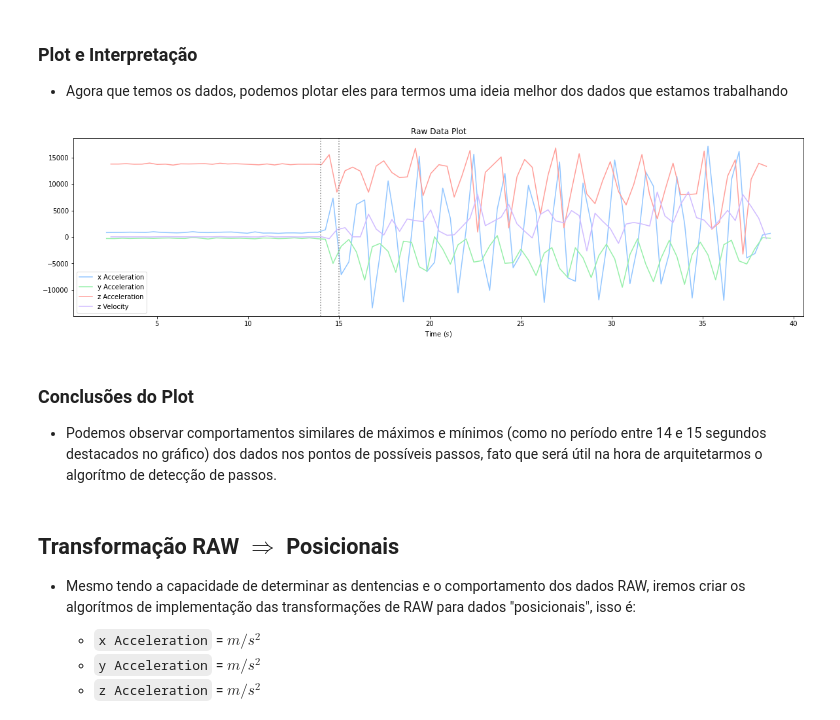
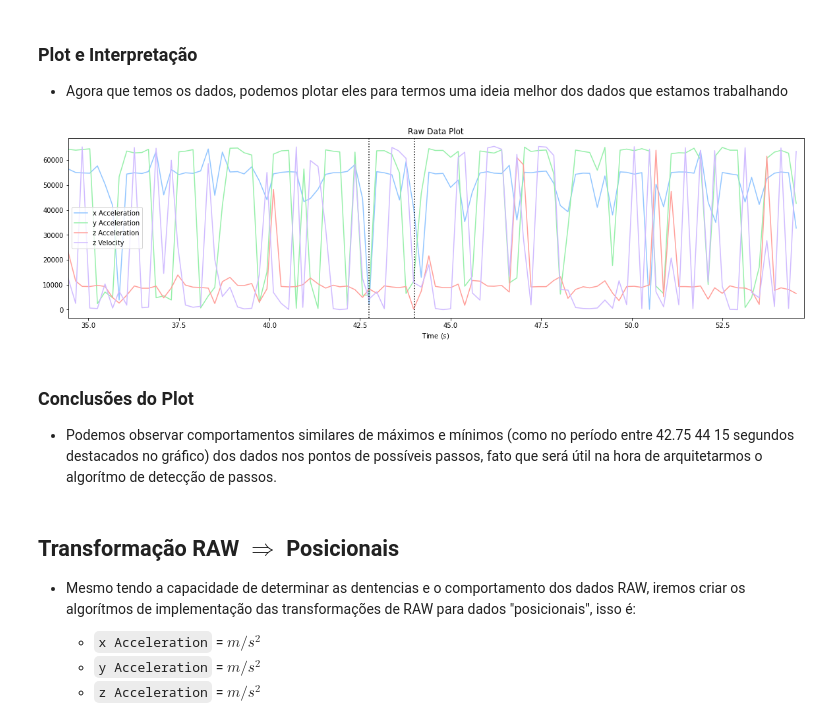
Before and after one commit to Mecatron-Projetos-e-Consultoria-Jr/RunPod, a Jupyter notebook: Data_Processing/Data_Analysis.ipynb, the cells around one changed output. Cells and saved outputs as stored; diff of their text form; code cells hidden in the pictures.

Commit message:
[ADDED] The data from the real world 200 steps test

```diff
--- a/Data_Processing/Data_Analysis.ipynb
+++ b/Data_Processing/Data_Analysis.ipynb
@@ -33,7 +33,7 @@ import json
 log_data = []
 
 # Abrimos o arquivo
-with open('LogData.csv', 'r') as log_file:
+with open('LogData_2.csv', 'r') as log_file:
 
     # Lemos linha por linha do arquivo
     for line in log_file:
@@ -75,47 +75,52 @@ with open('LogData.csv', 'r') as log_file:
 # %%
 import matplotlib.pyplot as plt
 import numpy as np
 %matplotlib inline
 
 x_time_axis = [data_point['time stamp'] for data_point in log_data if data_point.get('x_accel') != None]
 
 x_accel = np.array([float(data_point['x_accel']) for data_point in log_data if data_point.get('x_accel') != None])
 y_accel = np.array([float(data_point['y_accel']) for data_point in log_data if data_point.get('y_accel') != None])
 
 
 z_time_axis = [data_point['time stamp'] for data_point in log_data if data_point.get('z_accel') != None]
 z_accel = np.array([float(data_point['z_accel']) for data_point in log_data if data_point.get('z_accel') != None])
 z_velocity = np.array([float(data_point['z_velocity']) for data_point in log_data if data_point.get('z_velocity') != None])
 
 
-x_time_axis = np.array([float(data.split(':')[2]) for data in x_time_axis])
-z_time_axis = np.array([float(data.split(':')[2]) for data in z_time_axis])
+first_x_time_data = int(x_time_axis[0].split(':')[1])
+first_z_time_data = int(z_time_axis[0].split(':')[1])
 
+x_time_axis = np.array([float(data.split(':')[2]) + (int(data.split(':')[1]) - first_x_time_data) * 60 for data in x_time_axis])
+z_time_axis = np.array([float(data.split(':')[2]) + (int(data.split(':')[1]) - first_z_time_data) * 60 for data in z_time_axis])
 
+# x_time_axis
 plt.figure(figsize = (20,5))
 plt.style.use('seaborn-pastel')
 plt.title('Raw Data Plot')
 
+n_datapoints = 100
+first_datapoint = 30
+plt.xlim(x_time_axis[first_datapoint], x_time_axis[first_datapoint+n_datapoints])
+plt.plot(x_time_axis[first_datapoint:first_datapoint+n_datapoints], x_accel[first_datapoint:first_datapoint+n_datapoints], label='x Acceleration')
+plt.plot(x_time_axis[first_datapoint:first_datapoint+n_datapoints], y_accel[first_datapoint:first_datapoint+n_datapoints], label='y Acceleration')
 
-plt.plot(x_time_axis, x_accel, label='x Acceleration')
-plt.plot(x_time_axis, y_accel, label='y Acceleration')
+plt.plot(z_time_axis[first_datapoint:first_datapoint+n_datapoints], z_accel[first_datapoint:first_datapoint+n_datapoints], label = 'z Acceleration')
+plt.plot(z_time_axis[first_datapoint:first_datapoint+n_datapoints], z_velocity[first_datapoint:first_datapoint+n_datapoints], label = 'z Velocity')
 
-plt.plot(z_time_axis, z_accel, label = 'z Acceleration')
-plt.plot(z_time_axis, z_velocity, label = 'z Velocity')
-
-plt.axvline(x = 14, linestyle=':', color = 'gray')
-plt.axvline(x = 15, linestyle=':', color = 'gray')
+plt.axvline(x = 42.75, linestyle=':', color = 'black')
+plt.axvline(x = 44, linestyle=':', color = 'black')
 
 plt.xlabel(r'Time ($s$)')
 
 plt.legend()
 plt.show()
 # %% [output]
-[figure, old version]
+[figure, new version]
 # %% [markdown]
 ### Conclusões do Plot
 
-- Podemos observar comportamentos similares de máximos e mínimos (como no período entre 14 e 15 segundos destacados no gráfico) dos dados nos pontos de possíveis passos, fato que será útil na hora de arquitetarmos o algorítmo de detecção de passos.
+- Podemos observar comportamentos similares de máximos e mínimos (como no período entre 42.75 44 15 segundos destacados no gráfico) dos dados nos pontos de possíveis passos, fato que será útil na hora de arquitetarmos o algorítmo de detecção de passos.
 # %% [markdown]
 ## Transformação RAW $\Rightarrow$ Posicionais
 
```
Also changed, not shown: parts of 2 cells of this notebook, 1 other file.
